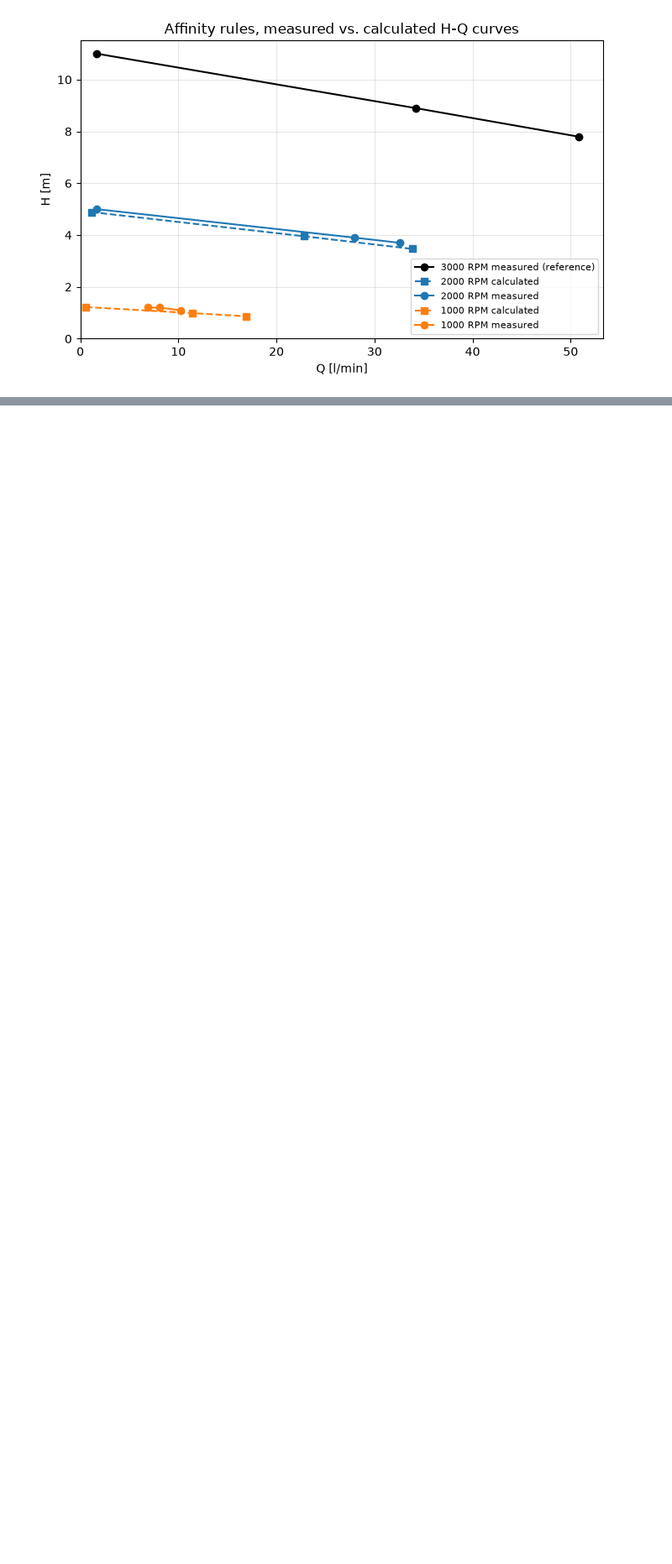
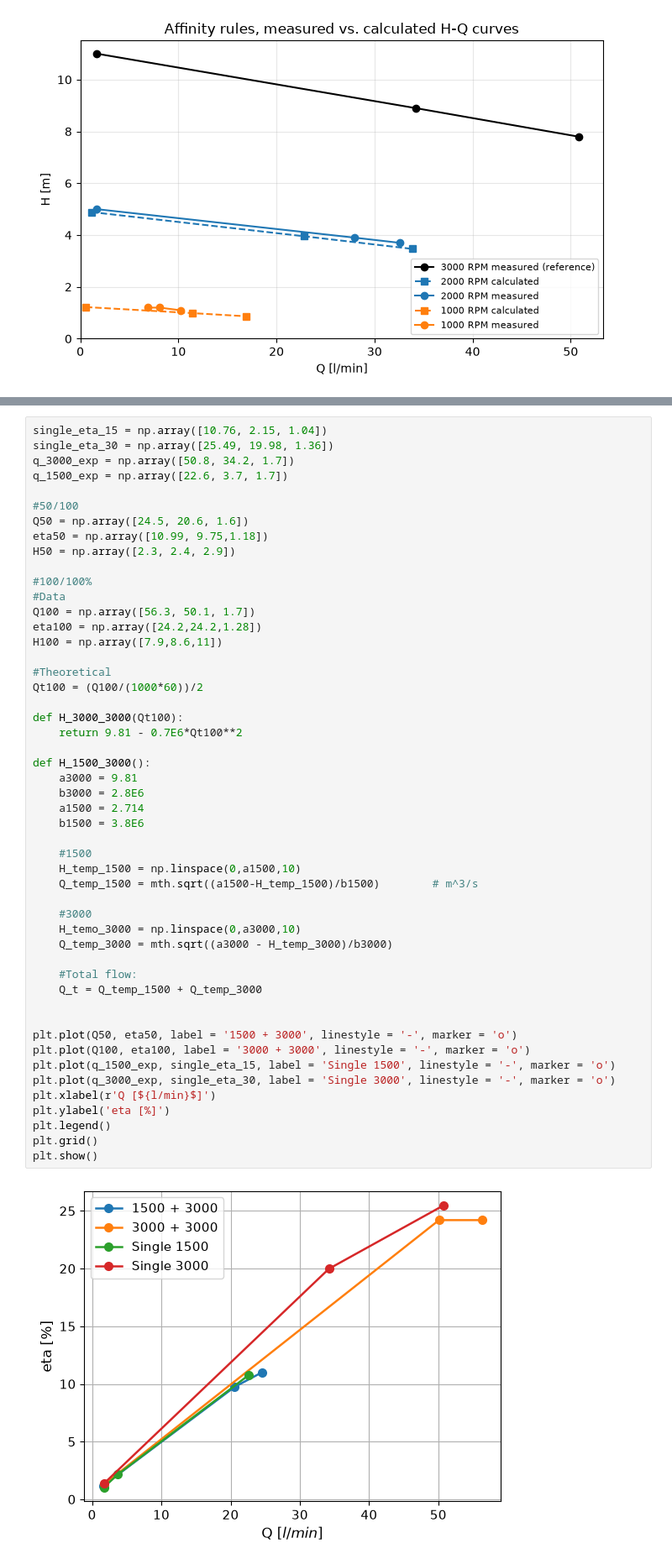
Before and after one commit to magnupau/TMR4222---pump-lab-, a Jupyter notebook: Lab 1 - TMR4222.ipynb, the cells around one changed output, grey strips where cells are left out. Shown at 84% size. Drawn from its saved outputs; the diff is of its cells as text; blank space fills up the shorter version.

```diff
--- a/Lab 1 - TMR4222.ipynb
+++ b/Lab 1 - TMR4222.ipynb
@@ -145,0 +251,52 @@ Affinity rules, scaled from 3000 RPM
+# %%
+single_eta_15 = np.array([10.76, 2.15, 1.04])
+single_eta_30 = np.array([25.49, 19.98, 1.36])
+q_3000_exp = np.array([50.8, 34.2, 1.7])
+q_1500_exp = np.array([22.6, 3.7, 1.7])
+
+#50/100
+Q50 = np.array([24.5, 20.6, 1.6])
+eta50 = np.array([10.99, 9.75,1.18])
+H50 = np.array([2.3, 2.4, 2.9])
+
+#100/100%
+#Data
+Q100 = np.array([56.3, 50.1, 1.7])
+eta100 = np.array([24.2,24.2,1.28])
+H100 = np.array([7.9,8.6,11])
+
+#Theoretical
+Qt100 = (Q100/(1000*60))/2
+
+def H_3000_3000(Qt100):
+    return 9.81 - 0.7E6*Qt100**2
+
+def H_1500_3000():
+    a3000 = 9.81
+    b3000 = 2.8E6
+    a1500 = 2.714
+    b1500 = 3.8E6
+
+    #1500
+    H_temp_1500 = np.linspace(0,a1500,10)
+    Q_temp_1500 = mth.sqrt((a1500-H_temp_1500)/b1500)        # m^3/s
+
+    #3000
+    H_temo_3000 = np.linspace(0,a3000,10)
+    Q_temp_3000 = mth.sqrt((a3000 - H_temp_3000)/b3000)
+
+    #Total flow:
+    Q_t = Q_temp_1500 + Q_temp_3000
+
+
+plt.plot(Q50, eta50, label = '1500 + 3000', linestyle = '-', marker = 'o')
+plt.plot(Q100, eta100, label = '3000 + 3000', linestyle = '-', marker = 'o')
+plt.plot(q_1500_exp, single_eta_15, label = 'Single 1500', linestyle = '-', marker = 'o')
+plt.plot(q_3000_exp, single_eta_30, label = 'Single 3000', linestyle = '-', marker = 'o')
+plt.xlabel(r'Q [${l/min}$]')
+plt.ylabel('eta [%]')
+plt.legend()
+plt.grid()
+plt.show()
+# %% [output]
+[figure, added]
```
Also changed, not shown: parts of 2 cells of this notebook.
